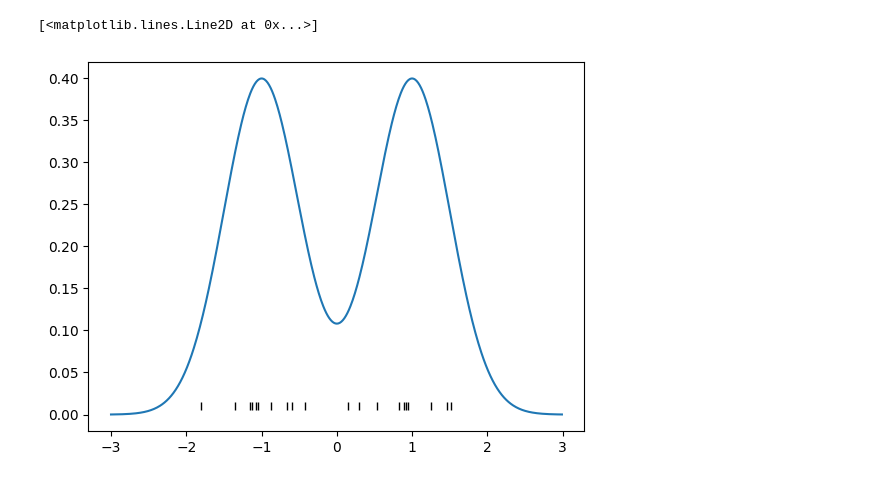
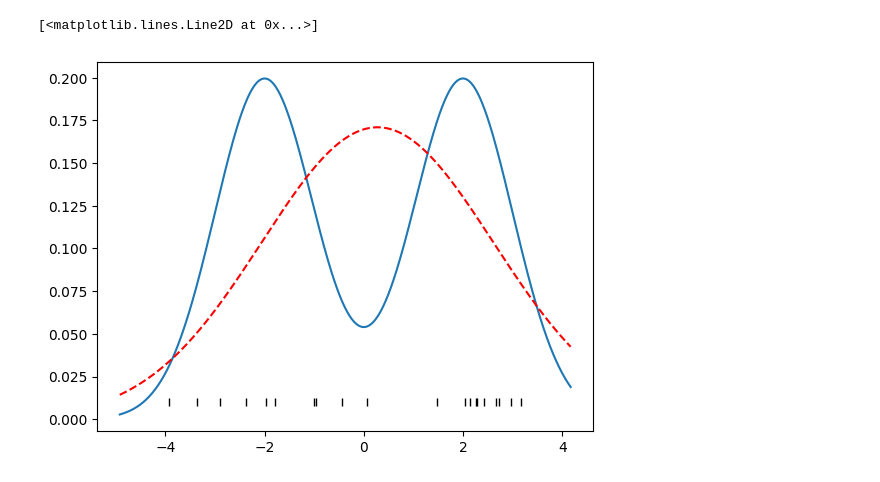
Before and after one commit to btbyrnes/bnp, a Jupyter notebook: test_notebooks/dpm_prototype_2.ipynb, the cells around one changed output. Drawn from its saved outputs; the diff is of its cells as text; code cells hidden in the pictures.

```diff
--- a/test_notebooks/dpm_prototype_2.ipynb
+++ b/test_notebooks/dpm_prototype_2.ipynb
@@ -7,22 +7,27 @@ from classes.dpm import BaseMeasure, DPM, NormalBaseMeasure
 from classes.likelihood import NormalLikelihood
 from classes.variables import Normal, InvGamma
 # %%
-mu1 = -1
-mu2 = 1
+mu1 = -2
+mu2 = 2
 w1 = 0.5
 xmin = -3
 xmax = 3
+
+# y = np.concatenate([distributions.norm.rvs(loc=mu1, scale=1, size=10), distributions.norm.rvs(loc=mu2, scale=1, size=10)])
+# print(y)
+y = np.array([-1.00665889,  0.06582354, -0.42930577, -1.79629266, -2.36489645, -0.95595253,
+              -2.9021129,  -3.91924953, -1.97221089, -3.35683184,  2.71581309,  1.47543713,
+              2.96155554,  2.42930198,  2.14831234,  2.29008695,  3.17209821,  2.03396742,
+              2.26676773,  2.66977811])
+s = [0, 1, 2, 3] * 5
+xmin = np.min(y) - 1
+xmax = np.max(y) + 1
 xrange = np.arange(xmin,xmax,0.01)
 
-y = np.array([-1.05238346, -1.0716104 , -0.59669509, -0.87783696, -1.35466753,
-              -1.12448043, -0.65611884, -1.80756124, -1.15885829,  0.28953357,
-              0.15272873,  1.51652992,  0.8969326 ,  1.46237553,  0.8248407,
-              1.25041953,  0.91425072, -0.42383223,  0.5333308 ,  0.94079883])
-s = [0, 1, 2, 3] * 5
 
 
 def f(X, w1=w1) -> np.ndarray:
-    return w1*distributions.norm.pdf(X, loc=mu1, scale=0.5) + (1-w1)*distributions.norm.pdf(X, loc=mu2, scale=.5)
+    return w1*distributions.norm.pdf(X, loc=mu1, scale=1) + (1-w1)*distributions.norm.pdf(X, loc=mu2, scale=1)
 
 
 
@@ -31,6 +36,7 @@ def f2(X, y=y) -> np.ndarray:
 # %%
 plt.plot(y, [0.01]*len(y), '|', color="k")
 plt.plot(xrange, f(xrange))
+plt.plot(np.arange(xmin, xmax, 0.01), f2(np.arange(xmin, xmax, 0.01)), color="red", linestyle="dashed")
 # %% [output]
 [<matplotlib.lines.Line2D at 0x...>]
-[figure, old version]
+[figure, new version]
```
Also changed, not shown: parts of 4 cells of this notebook, 14 other files.
